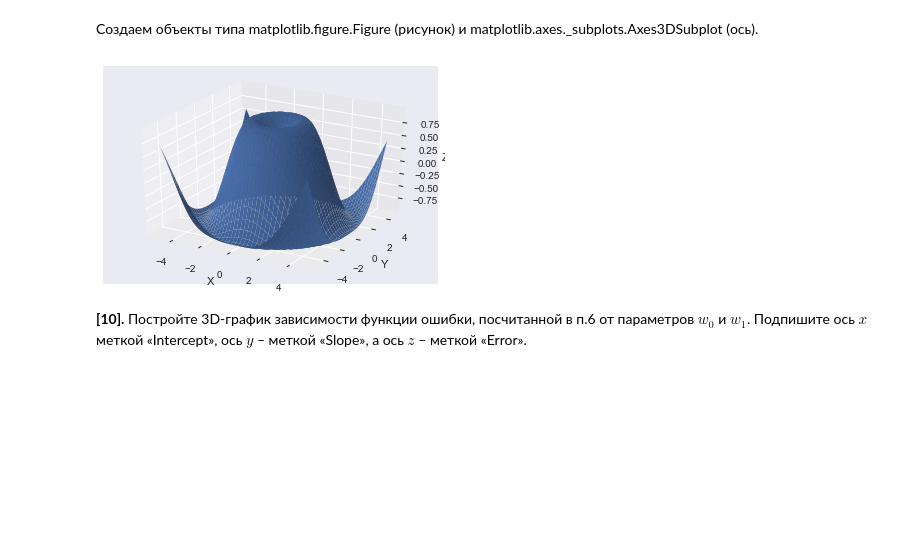
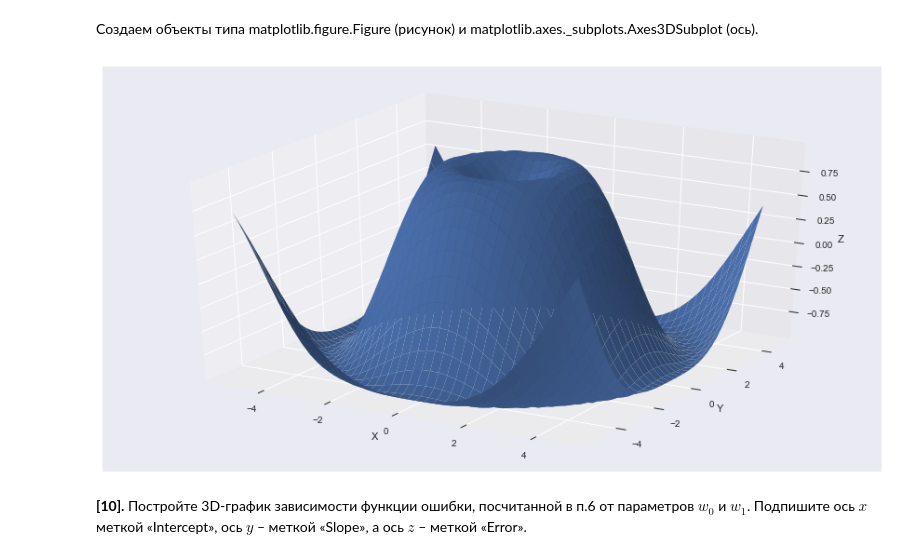
Before and after one commit to SmirnovAlexander/MachineLearningDataAnalysis, a Jupyter notebook: SupervisedLearning/LinearRegression/LinearRegression.ipynb, the cells around one changed output. Cells and saved outputs as stored; diff of their text form; code cells hidden in the pictures; blank space fills up the shorter version.

```diff
--- a/SupervisedLearning/LinearRegression/LinearRegression.ipynb
+++ b/SupervisedLearning/LinearRegression/LinearRegression.ipynb
@@ -213,26 +221,26 @@ from mpl_toolkits.mplot3d import Axes3D
 # %% [markdown]
 Создаем объекты типа matplotlib.figure.Figure (рисунок) и  matplotlib.axes._subplots.Axes3DSubplot (ось).
 # %%
-fig = plt.figure()
+fig = plt.figure(figsize=(15, 8))
 ax = fig.gca(projection='3d') # get current axis
 
 # Создаем массивы NumPy с координатами точек по осям X и У.
 # Используем метод meshgrid, при котором по векторам координат
 # создается матрица координат. Задаем нужную функцию Z(x, y).
 X = np.arange(-5, 5, 0.25)
 Y = np.arange(-5, 5, 0.25)
 X, Y = np.meshgrid(X, Y)
 Z = np.sin(np.sqrt(X**2 + Y**2))
 
 # Наконец, используем метод *plot_surface* объекта
 # типа Axes3DSubplot. Также подписываем оси.
 surf = ax.plot_surface(X, Y, Z)
 ax.set_xlabel('X')
 ax.set_ylabel('Y')
 ax.set_zlabel('Z')
 plt.show()
 # %% [output]
-[figure, old version]
+[figure, new version]
 # %% [markdown]
 **[10].** Постройте 3D-график зависимости функции ошибки, посчитанной в п.6 от параметров $w_0$ и $w_1$. Подпишите ось $x$ меткой «Intercept», ось $y$ – меткой «Slope», a ось $z$ – меткой «Error».
 # %%
```
Also changed, not shown: parts of 5 cells of this notebook.
